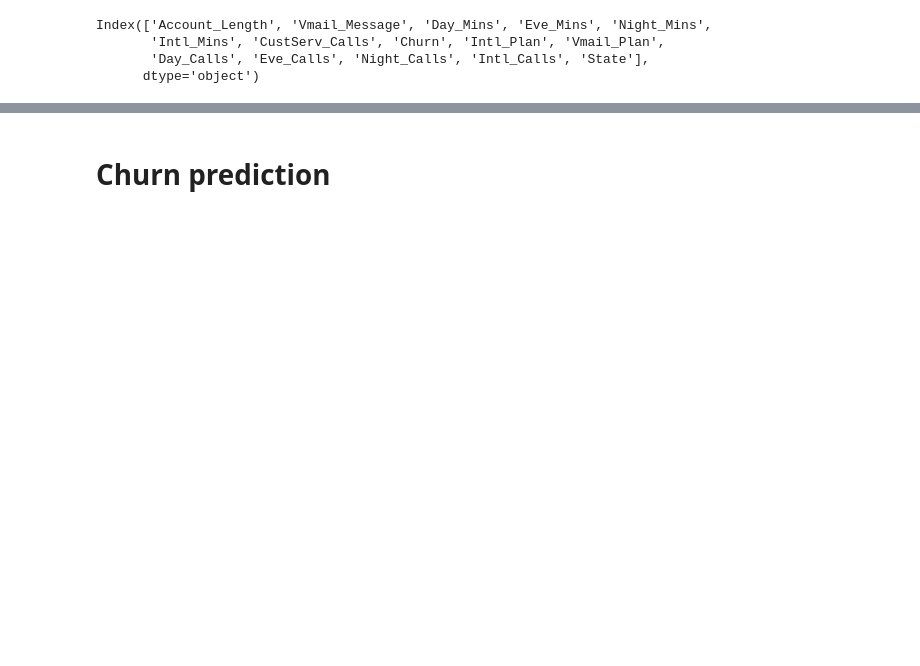
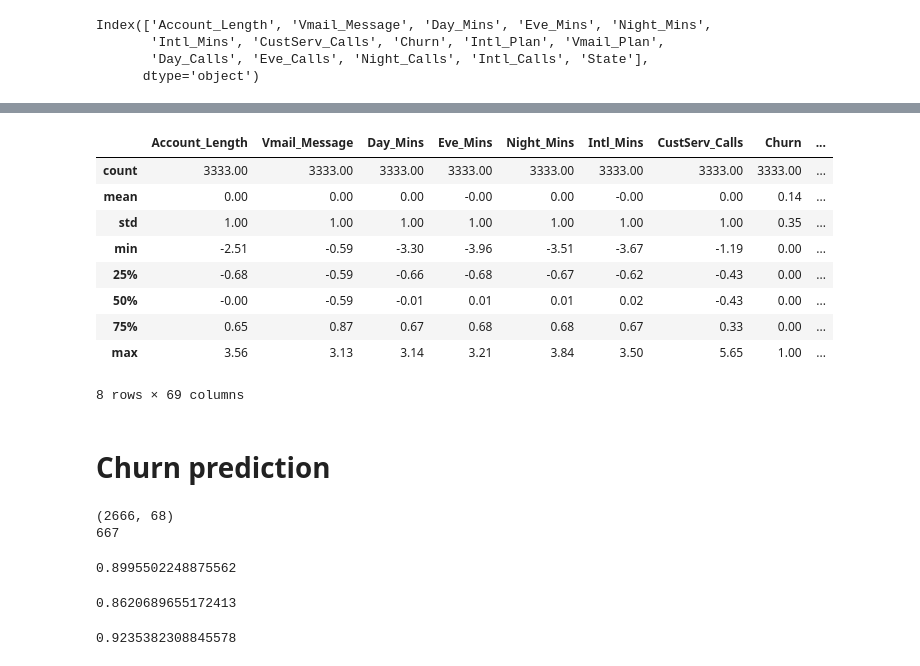
Before and after one commit to MengOonLee/Marketing_analytic, a Jupyter notebook: Tutorial/notebooks/Churn_prediction.ipynb, the cells around one changed output, grey strips where cells are left out. Saved outputs shown, nothing was run; the diff lists cells and outputs as text; code cells hidden in the pictures; blank space fills up the shorter version.

```diff
--- a/Tutorial/notebooks/Churn_prediction.ipynb
+++ b/Tutorial/notebooks/Churn_prediction.ipynb
@@ -286,3 +265,28 @@ Name: Avg_Night_Calls, dtype: float64
+# %%
+# Scale telco using StandardScaler
+telco[['Account_Length', 'Vmail_Message', 'Day_Mins', 'Eve_Mins',
+    'Night_Mins', 'Intl_Mins', 'CustServ_Calls', 'Day_Calls',
+    'Eve_Calls', 'Night_Calls', 'Intl_Calls', 'Avg_Day_Calls',
+    'Avg_Eve_Calls', 'Avg_Night_Calls', 'Avg_Intl_Calls']] = \
+StandardScaler().fit_transform(telco[[
+    'Account_Length', 'Vmail_Message', 'Day_Mins', 'Eve_Mins',
+    'Night_Mins', 'Intl_Mins', 'CustServ_Calls', 'Day_Calls',
+    'Eve_Calls', 'Night_Calls', 'Intl_Calls', 'Avg_Day_Calls',
+    'Avg_Eve_Calls', 'Avg_Night_Calls', 'Avg_Intl_Calls']])
+telco.reset_index(inplace=True, drop=True)
+# Print summary statistics
+telco.describe().round(2)
+# %% [output]
+|  | Account_Length | Vmail_Message | Day_Mins | Eve_Mins | Night_Mins | Intl_Mins | CustServ_Calls | Churn | ... |
+| count | 3333.00 | 3333.00 | 3333.00 | 3333.00 | 3333.00 | 3333.00 | 3333.00 | 3333.00 | ... |
+| mean | 0.00 | 0.00 | 0.00 | -0.00 | 0.00 | -0.00 | 0.00 | 0.14 | ... |
+| std | 1.00 | 1.00 | 1.00 | 1.00 | 1.00 | 1.00 | 1.00 | 0.35 | ... |
+| min | -2.51 | -0.59 | -3.30 | -3.96 | -3.51 | -3.67 | -1.19 | 0.00 | ... |
+| 25% | -0.68 | -0.59 | -0.66 | -0.68 | -0.67 | -0.62 | -0.43 | 0.00 | ... |
+| 50% | -0.00 | -0.59 | -0.01 | 0.01 | 0.01 | 0.02 | -0.43 | 0.00 | ... |
+| 75% | 0.65 | 0.87 | 0.67 | 0.68 | 0.68 | 0.67 | 0.33 | 0.00 | ... |
+| max | 3.56 | 3.13 | 3.14 | 3.21 | 3.84 | 3.50 | 5.65 | 1.00 | ... |
+8 rows × 69 columns
 # %% [markdown]
 # Churn prediction
 # %%
@@ -297,35 +301,44 @@ X_train, X_test, y_train, y_test = train_test_split(
     X, y, test_size=0.2, random_state=42)
 print(X_train.shape)
 print(len(y_test))
-
-# Import Support Vector Machine
-from sklearn.svm import SVC
-# Instantiate the classifier
-svc = SVC()
-# Fit the classifier
-svc.fit(X_train, y_train)
-# Predict the label of new_customer
-prediction = svc.predict(X_test)
-# Computing accuracy
-svc.score(X_test, y_test)
+# %% [output]
+(2666, 68)
+667
+# %%
+# Import Support Vector Machine
+from sklearn.svm import SVC
+# Instantiate the classifier
+svc = SVC()
+# Fit the classifier
+svc.fit(X_train, y_train)
+# Predict the label of new_customer
+prediction = svc.predict(X_test)
+# Computing accuracy
+svc.score(X_test, y_test)
+# %% [output]
+0.8995502248875562
 # %%
 # Import LogisticRegression
 from sklearn.linear_model import LogisticRegression
 # Instantiate the classifier
 clf = LogisticRegression()
 # Fit the classifier
-clf.fit(telco[features], telco['Churn'])
-# Predict the label of new_customer
-print(clf.predict(new_customer))
+clf.fit(X_train, y_train)
+# Computing accuracy
+clf.score(X_test, y_test)
+# %% [output]
+0.8620689655172413
 # %%
 # Import DecisionTreeClassifier
 from sklearn.tree import DecisionTreeClassifier
 # Instantiate the classifier
 clf = DecisionTreeClassifier()
 # Fit the classifier
-clf.fit(telco[features], telco['Churn'])
-# Predict the label of new_customer
-print(clf.predict(new_customer))
+clf.fit(X_train, y_train)
+# Computing accuracy
+clf.score(X_test, y_test)
+# %% [output]
+0.9235382308845578
 # %%
 # Import RandomForestClassifier
 from sklearn.ensemble import RandomForestClassifier
```
Also changed, not shown: parts of 9 cells of this notebook.
